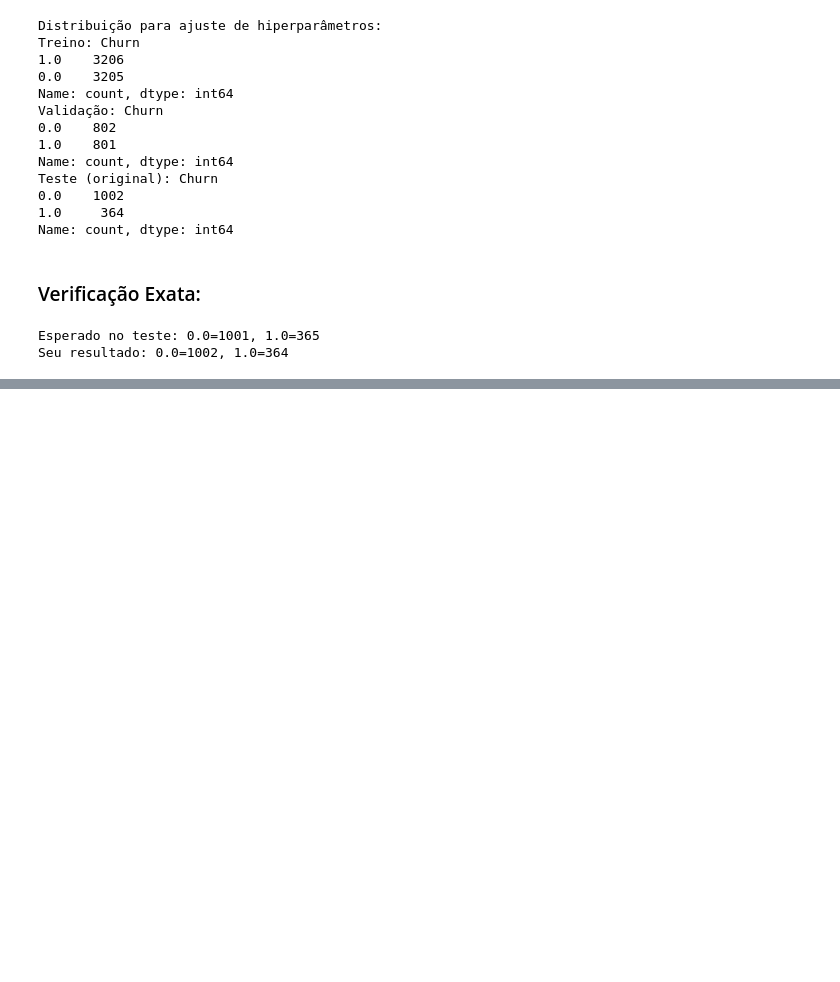
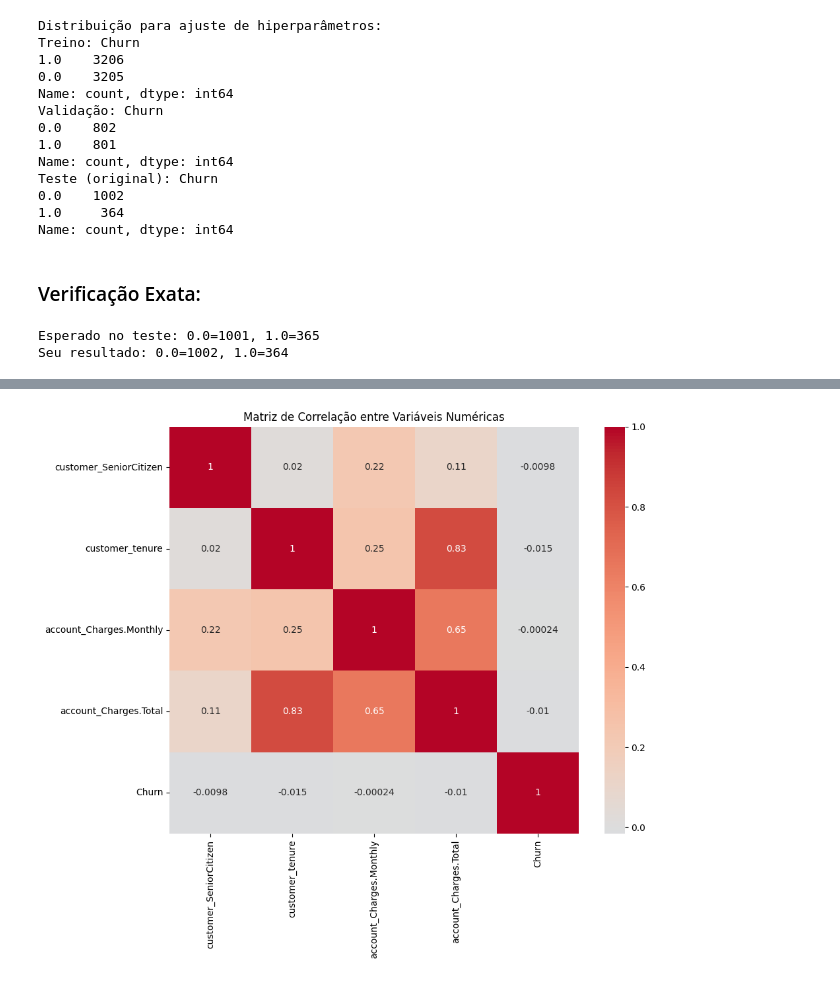
Before and after one commit to anandamatos/telecom-x2, a Jupyter notebook: notebooks/index.ipynb, the cells around one changed output, grey strips where cells are left out. Drawn from its saved outputs; the diff is of its cells as text; code cells hidden in the pictures; blank space fills up the shorter version.

Commit message:
Correlação e Seleção de Variáveis

```diff
--- a/notebooks/index.ipynb
+++ b/notebooks/index.ipynb
@@ -636,0 +645,18 @@ Seu resultado: 0.0=1002, 1.0=364
+# %%
+import matplotlib.pyplot as plt
+import seaborn as sns
+
+# Selecionar apenas as colunas numéricas
+numeric_cols = ['customer_SeniorCitizen', 'customer_tenure', 'account_Charges.Monthly', 'account_Charges.Total', 'Churn']
+df_numeric = df_final_clean[numeric_cols]
+
+# Calcular matriz de correlação
+corr_matrix = df_numeric.corr()
+
+# Plotar heatmap
+plt.figure(figsize=(10, 8))
+sns.heatmap(corr_matrix, annot=True, cmap='coolwarm', center=0)
+plt.title('Matriz de Correlação entre Variáveis Numéricas')
+plt.show()
+# %% [output]
+[figure, added]
```
Also changed, not shown: parts of 12 cells of this notebook.
